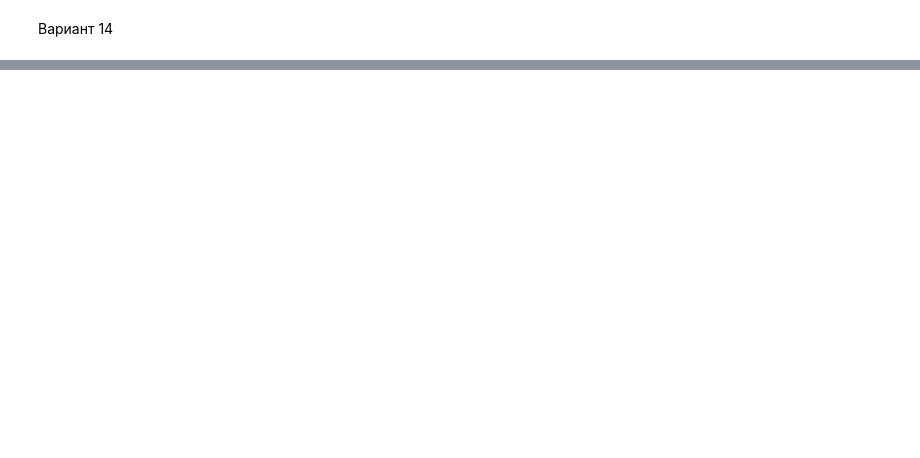
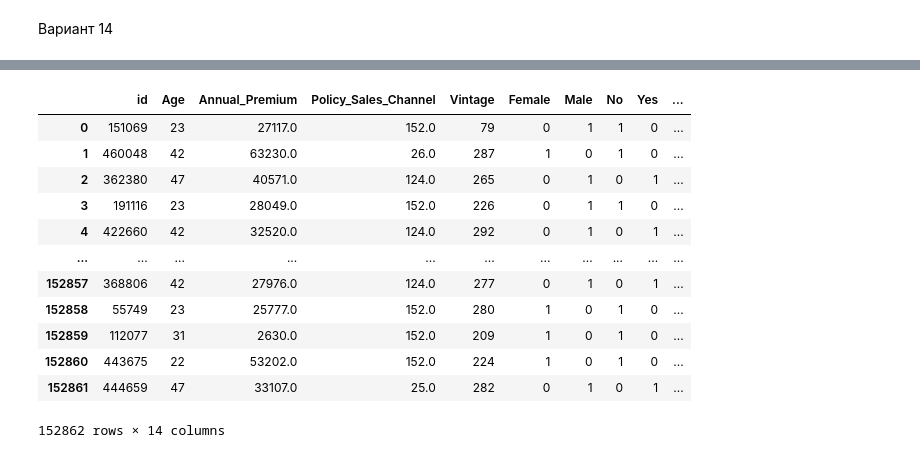
Before and after one commit to durakin/DataAnalysisMethodsLabs, a Jupyter notebook: 3/lab.ipynb, the cells around one changed output, grey strips where cells are left out. Drawn from its saved outputs; the diff is of its cells as text; code cells hidden in the pictures; blank space fills up the shorter version.

```diff
--- a/3/lab.ipynb
+++ b/3/lab.ipynb
@@ -63,0 +23,3 @@ print(levene_return, levene_return > alpha)
+# %%
+data_test = pd.read_csv('./test.csv')
+data_train = pd.read_csv('./train.csv')
@@ -63,0 +201,21 @@ print(levene_return, levene_return > alpha)
+# %%
+data_test.drop(['Driving_License'], axis=1, inplace=True)
+data_test.drop(['Region_Code'], axis=1, inplace=True)
+data_train.drop(['Driving_License'], axis=1, inplace=True)
+data_train.drop(['Region_Code'], axis=1, inplace=True)
+# %%
+data_test
+# %% [output]
+|  | id | Age | Annual_Premium | Policy_Sales_Channel | Vintage | Female | Male | No | Yes | ... |
+| 0 | 151069 | 23 | 27117.0 | 152.0 | 79 | 0 | 1 | 1 | 0 | ... |
+| 1 | 460048 | 42 | 63230.0 | 26.0 | 287 | 1 | 0 | 1 | 0 | ... |
+| 2 | 362380 | 47 | 40571.0 | 124.0 | 265 | 0 | 1 | 0 | 1 | ... |
+| 3 | 191116 | 23 | 28049.0 | 152.0 | 226 | 0 | 1 | 1 | 0 | ... |
+| 4 | 422660 | 42 | 32520.0 | 124.0 | 292 | 0 | 1 | 0 | 1 | ... |
+| ... | ... | ... | ... | ... | ... | ... | ... | ... | ... | ... |
+| 152857 | 368806 | 42 | 27976.0 | 124.0 | 277 | 0 | 1 | 0 | 1 | ... |
+| 152858 | 55749 | 23 | 25777.0 | 152.0 | 280 | 1 | 0 | 1 | 0 | ... |
+| 152859 | 112077 | 31 | 2630.0 | 152.0 | 209 | 1 | 0 | 1 | 0 | ... |
+| 152860 | 443675 | 22 | 53202.0 | 152.0 | 224 | 1 | 0 | 1 | 0 | ... |
+| 152861 | 444659 | 47 | 33107.0 | 25.0 | 282 | 0 | 1 | 0 | 1 | ... |
+152862 rows × 14 columns
```
Also changed, not shown: parts of 30 cells of this notebook, 1 other file.
